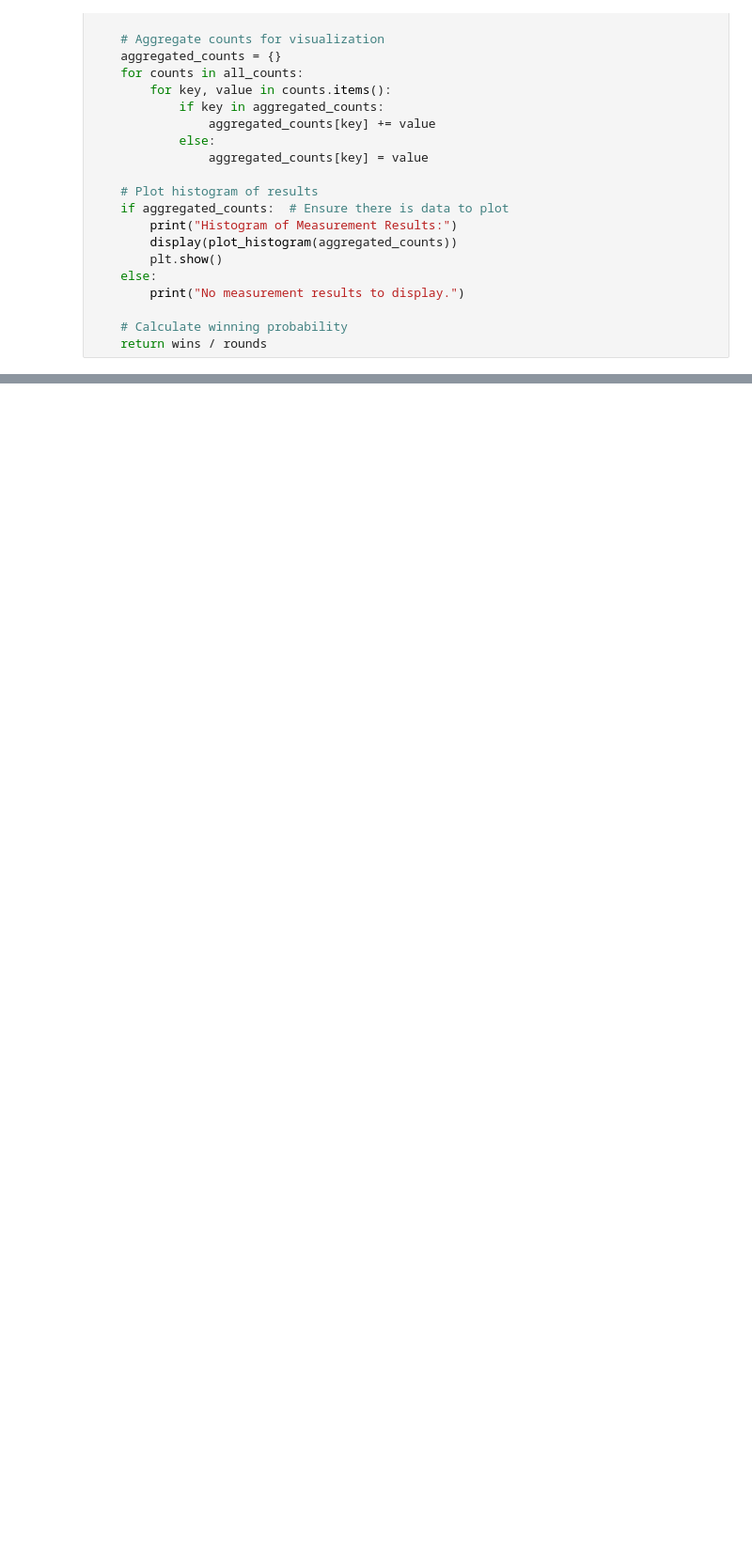
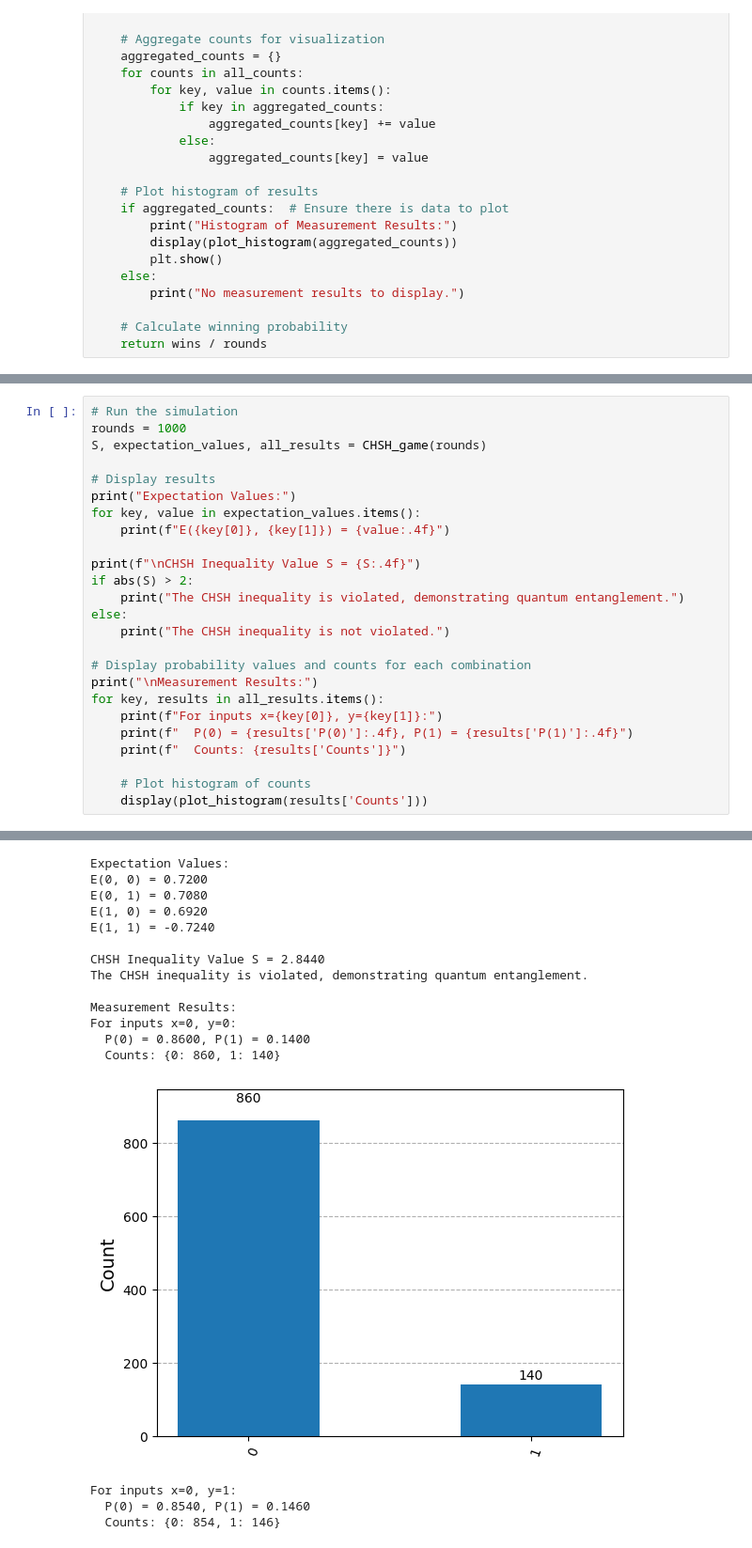
Before and after one commit to joshIsac/Quantum-Computing-project, a Jupyter notebook: CHSH GAME SIMULATION/CHSH_AN_BELL_INEQUALITY.ipynb, the cells around one changed output, grey strips where cells are left out. Shown at 94% size. Cells and saved outputs as stored; diff of their text form; blank space fills up the shorter version.

```diff
--- a/CHSH GAME SIMULATION/CHSH_AN_BELL_INEQUALITY.ipynb
+++ b/CHSH GAME SIMULATION/CHSH_AN_BELL_INEQUALITY.ipynb
@@ -344,0 +293,26 @@ TypeError: float() argument must be a string or a real number, not 'dict'
+# %%
+# Run the simulation
+rounds = 1000
+S, expectation_values, all_results = CHSH_game(rounds)
+
+# Display results
+print("Expectation Values:")
+for key, value in expectation_values.items():
+    print(f"E({key[0]}, {key[1]}) = {value:.4f}")
+
+print(f"\nCHSH Inequality Value S = {S:.4f}")
+if abs(S) > 2:
+    print("The CHSH inequality is violated, demonstrating quantum entanglement.")
+else:
+    print("The CHSH inequality is not violated.")
+
+# Display probability values and counts for each combination
+print("\nMeasurement Results:")
+for key, results in all_results.items():
+    print(f"For inputs x={key[0]}, y={key[1]}:")
+    print(f"  P(0) = {results['P(0)']:.4f}, P(1) = {results['P(1)']:.4f}")
+    print(f"  Counts: {results['Counts']}")
+
+    # Plot histogram of counts
+    display(plot_histogram(results['Counts']))
+# %% [output]
@@ -344,0 +327,17 @@ TypeError: float() argument must be a string or a real number, not 'dict'
+Expectation Values:
+E(0, 0) = 0.7200
+E(0, 1) = 0.7080
+E(1, 0) = 0.6920
+E(1, 1) = -0.7240
+
+CHSH Inequality Value S = 2.8440
+The CHSH inequality is violated, demonstrating quantum entanglement.
+
+Measurement Results:
+For inputs x=0, y=0:
+  P(0) = 0.8600, P(1) = 0.1400
+  Counts: {0: 860, 1: 140}
+[figure, added]
+For inputs x=0, y=1:
+  P(0) = 0.8540, P(1) = 0.1460
+  Counts: {0: 854, 1: 146}
```
Also changed, not shown: parts of 10 cells of this notebook.
